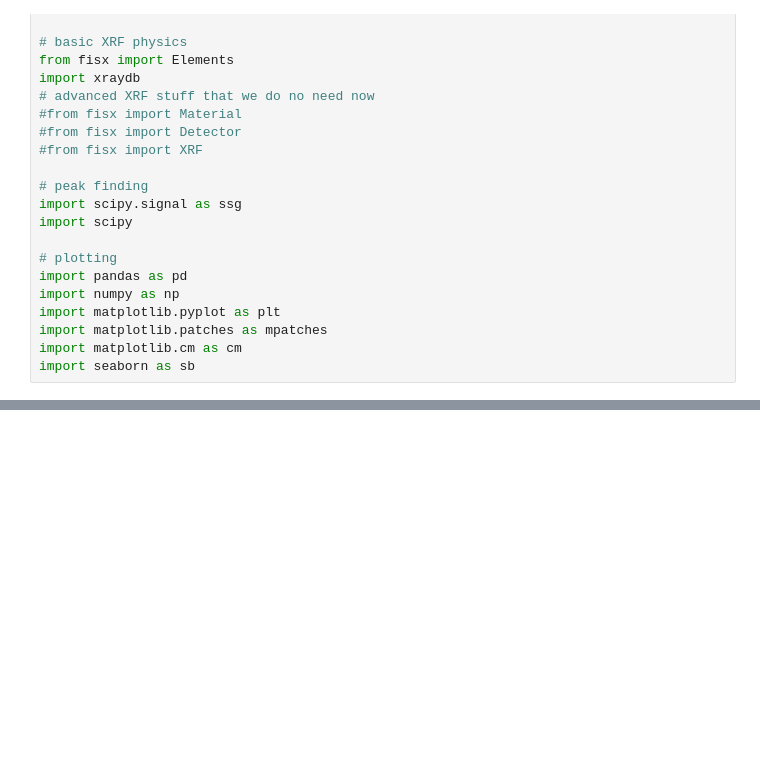
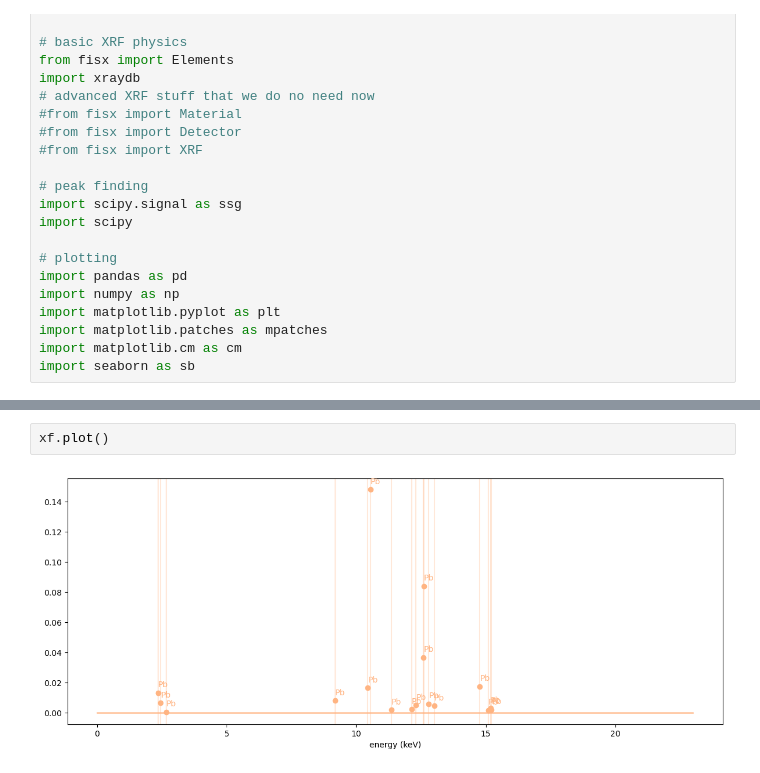
Before and after one commit to fligt/moseley, a Jupyter notebook: notebooks/02_defisxed.ipynb, the cells around one changed output, grey strips where cells are left out. Drawn from its saved outputs; the diff is of its cells as text; blank space fills up the shorter version.

```diff
--- a/notebooks/02_defisxed.ipynb
+++ b/notebooks/02_defisxed.ipynb
@@ -308,0 +344,4 @@ xf = XFluo("Pb", 23)
+# %%
+xf.plot()
+# %% [output]
+[figure, added]
```
Also changed, not shown: parts of 2 cells of this notebook.
